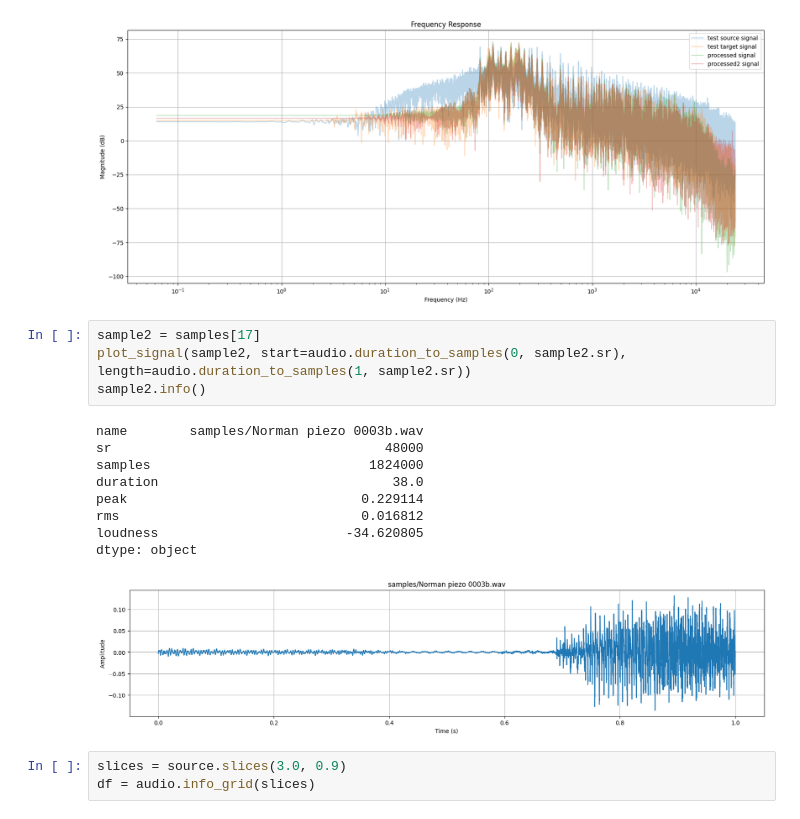
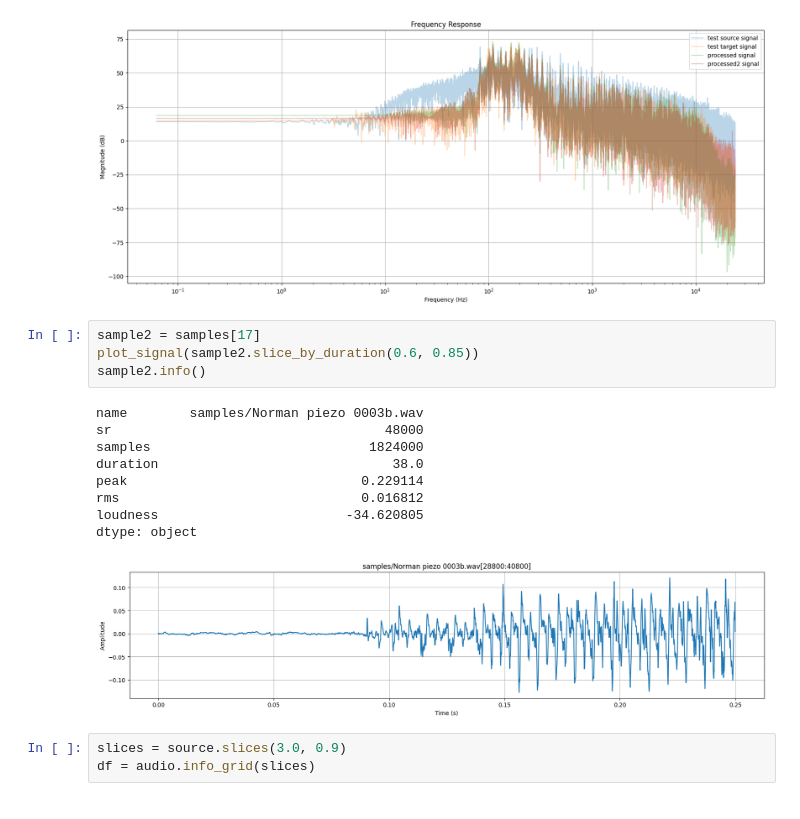
Before and after one commit to andrewwilson/impulseResponses, a Jupyter notebook: Analysis.ipynb, the cells around one changed output. Drawn from its saved outputs; the diff is of its cells as text.

```diff
--- a/Analysis.ipynb
+++ b/Analysis.ipynb
@@ -168,18 +169,18 @@ plt.legend()
 [figure]
 # %%
 sample2 = samples[17]
-plot_signal(sample2, start=audio.duration_to_samples(0, sample2.sr), length=audio.duration_to_samples(1, sample2.sr))
+plot_signal(sample2.slice_by_duration(0.6, 0.85))
 sample2.info()
 # %% [output]
 name        samples/Norman piezo 0003b.wav
 sr                                   48000
 samples                            1824000
 duration                              38.0
 peak                              0.229114
 rms                               0.016812
 loudness                        -34.620805
 dtype: object
-[figure, old version]
+[figure, new version]
 # %%
 slices = source.slices(3.0, 0.9)
 df = audio.info_grid(slices)
```
Also changed, not shown: parts of 3 cells of this notebook.
